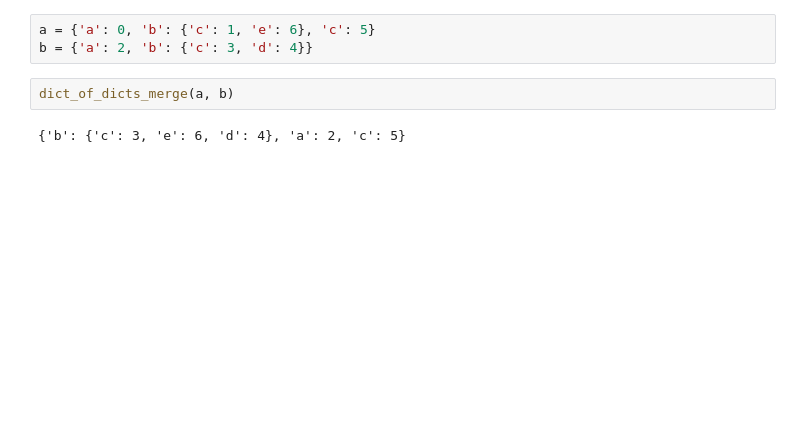
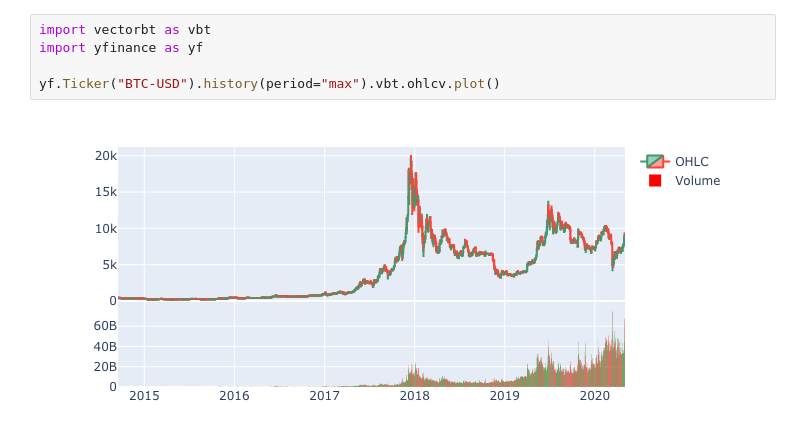
Before and after one commit to polakowo/vectorbt, a Jupyter notebook: Untitled.ipynb, the cells around one changed output. Drawn from its saved outputs; the diff is of its cells as text; blank space fills up the shorter version.

```diff
--- a/Untitled.ipynb
+++ b/Untitled.ipynb
@@ -42,7 +1,7 @@ array([nan, nan, nan, 2. , 1.5])
-# %%
-a = {'a': 0, 'b': {'c': 1, 'e': 6}, 'c': 5}
-b = {'a': 2, 'b': {'c': 3, 'd': 4}}
-# %%
-dict_of_dicts_merge(a, b)
-# %% [output]
-{'b': {'c': 3, 'e': 6, 'd': 4}, 'a': 2, 'c': 5}
+# %%
+import vectorbt as vbt
+import yfinance as yf
+
+yf.Ticker("BTC-USD").history(period="max").vbt.ohlcv.plot()
+# %% [output]
+[figure, added]
```
Also changed, not shown: parts of 7 cells of this notebook, 11 other files.
